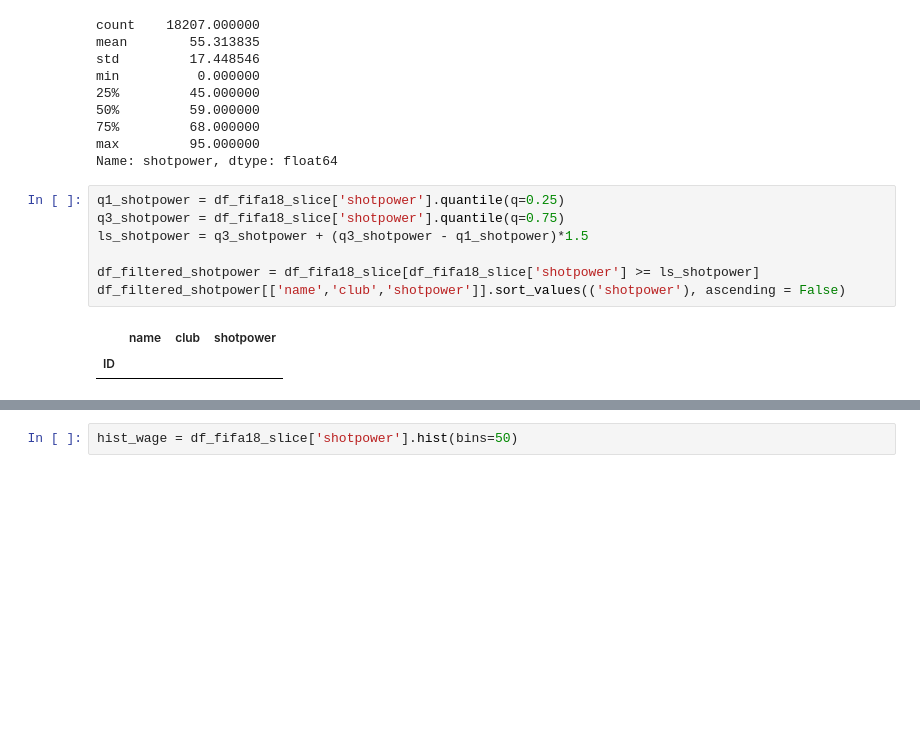
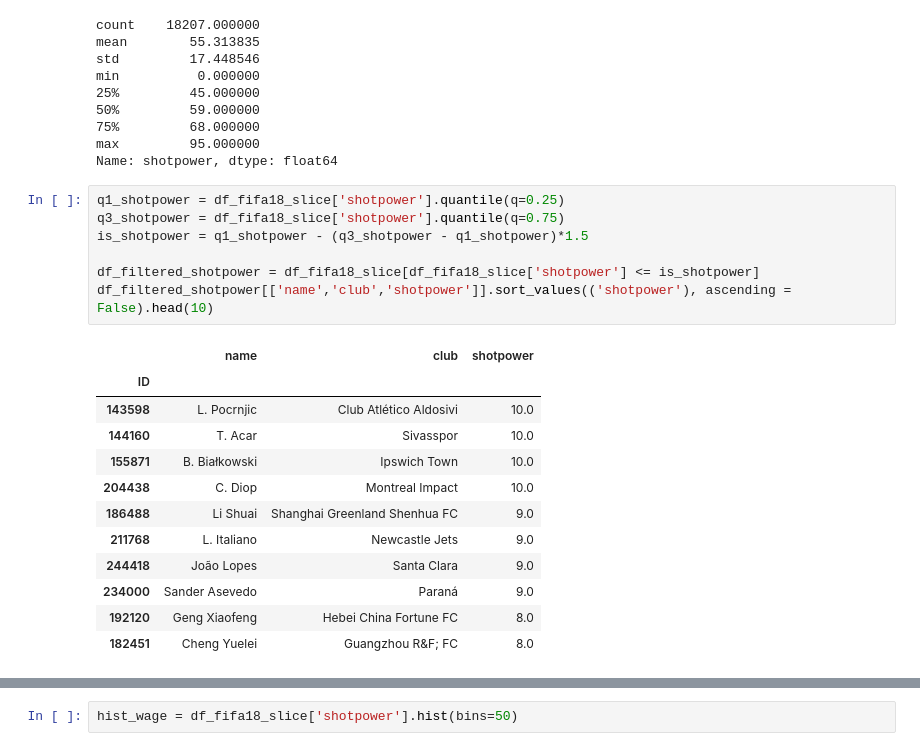
Before and after one commit to Mvital74/datasharing, a Jupyter notebook: exercicio_9.ipynb, the cells around one changed output, grey strips where cells are left out. Drawn from its saved outputs; the diff is of its cells as text; blank space fills up the shorter version.

```diff
--- a/exercicio_9.ipynb
+++ b/exercicio_9.ipynb
@@ -556,13 +560,23 @@ Name: shotpower, dtype: float64
 # %%
 q1_shotpower = df_fifa18_slice['shotpower'].quantile(q=0.25)
 q3_shotpower = df_fifa18_slice['shotpower'].quantile(q=0.75)
-ls_shotpower = q3_shotpower + (q3_shotpower - q1_shotpower)*1.5
+is_shotpower = q1_shotpower - (q3_shotpower - q1_shotpower)*1.5
 
-df_filtered_shotpower = df_fifa18_slice[df_fifa18_slice['shotpower'] >= ls_shotpower]
-df_filtered_shotpower[['name','club','shotpower']].sort_values(('shotpower'), ascending = False)
+df_filtered_shotpower = df_fifa18_slice[df_fifa18_slice['shotpower'] <= is_shotpower]
+df_filtered_shotpower[['name','club','shotpower']].sort_values(('shotpower'), ascending = False).head(10)
 # %% [output]
 |  | name | club | shotpower |
 | ID |  |  |  |
+| 143598 | L. Pocrnjic | Club Atlético Aldosivi | 10.0 |
+| 144160 | T. Acar | Sivasspor | 10.0 |
+| 155871 | B. Białkowski | Ipswich Town | 10.0 |
+| 204438 | C. Diop | Montreal Impact | 10.0 |
+| 186488 | Li Shuai | Shanghai Greenland Shenhua FC | 9.0 |
+| 211768 | L. Italiano | Newcastle Jets | 9.0 |
+| 244418 | João Lopes | Santa Clara | 9.0 |
+| 234000 | Sander Asevedo | Paraná | 9.0 |
+| 192120 | Geng Xiaofeng | Hebei China Fortune FC | 8.0 |
+| 182451 | Cheng Yuelei | Guangzhou R&F; FC | 8.0 |
 # %%
 boxplot_wage = df_fifa18_slice.boxplot(column=['shotpower'])
 # %% [output]
```
Also changed, not shown: parts of 4 cells of this notebook.
